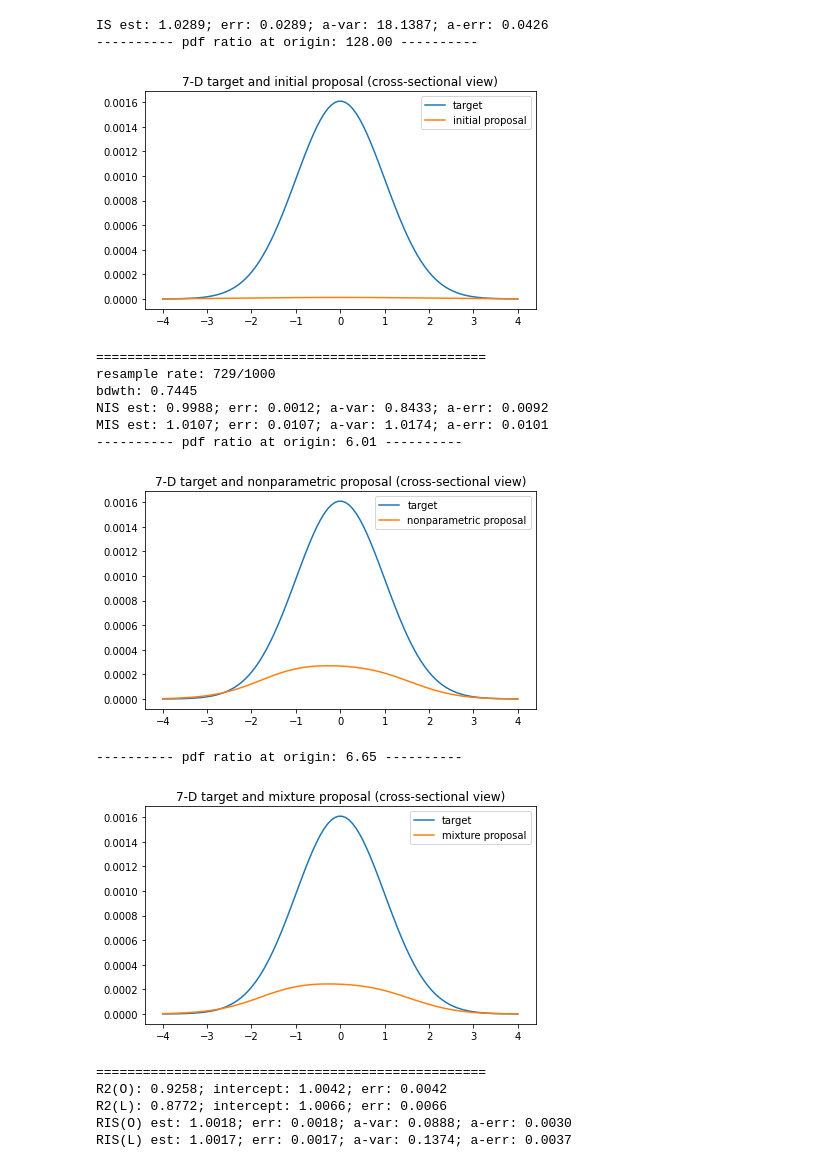
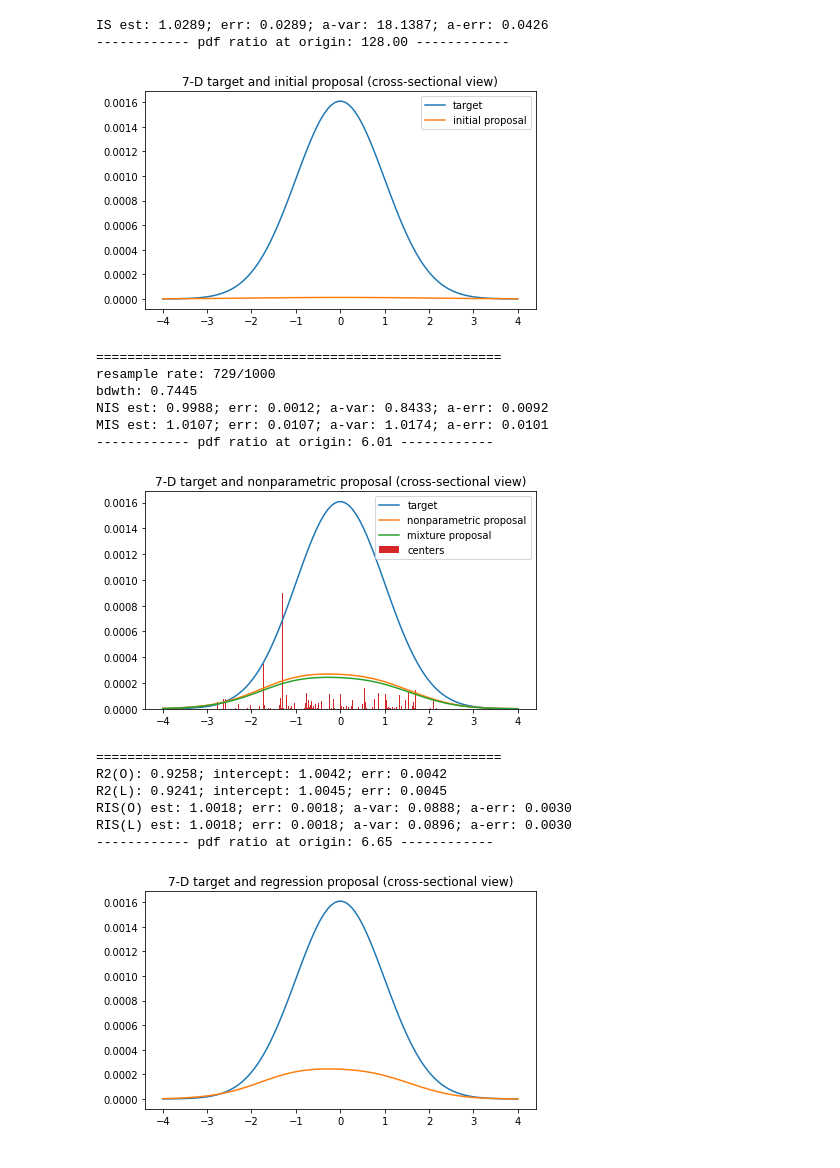
Before and after one commit to IanFla/Two-Stage, a Jupyter notebook: MLE and REG/MLE.ipynb, the cells around one changed output. Cells and saved outputs as stored; diff of their text form; code cells hidden in the pictures.

```diff
--- a/MLE and REG/MLE.ipynb
+++ b/MLE and REG/MLE.ipynb
@@ -31,6 +31,7 @@ class MLE:
         self.T=lambda x: mvnorm.pdf(x=x,mean=np.zeros(dim))
         self.iP=lambda x: mvnorm.pdf(x=x,mean=np.zeros(dim),cov=sigma**2)
         self.iS=lambda size: mvnorm.rvs(size=size,mean=np.zeros(dim),cov=sigma**2)
+        self.h=lambda x,loc: mvnorm.pdf(x=x,mean=loc,cov=self.bdwth**2)
 
     def __estimate(self,W,name):
         Z=np.mean(W)
@@ -48,12 +49,21 @@ class MLE:
         X=np.zeros([x.size,self.dim])
         X[:,dim]=x
         ratio=np.reshape(self.T(np.zeros(self.dim))/P(np.zeros([1,self.dim])),1)[0]
-        print('---------- pdf ratio at origin: {:.2f} ----------'.format(ratio))
+        print('------------ pdf ratio at origin: {:.2f} ------------'.format(ratio))
 
         fig,ax=plt.subplots(figsize=(7,4))
         ax.plot(x,self.T(X))
         ax.plot(x,P(X))
-        ax.legend(['target','{} proposal'.format(name)])
+        if name=='nonparametric':
+            ax.plot(x,self.mP(X))
+            self.__section(dim)
+            ax.hist(self.rS[:,dim],bins=self.rW.size,weights=self.rW/self.rW.max()*P(np.zeros([1,self.dim]))[0])
+            ax.legend(['target','nonparametric proposal','mixture proposal','centers'])
+        elif name=='regression':
+            pass
+        else:
+            ax.legend(['target','{} proposal'.format(name)])
+
         ax.set_title('{}-D target and {} proposal (cross-sectional view)'.format(self.dim,name))
         plt.show()
 
@@ -88,52 +98,56 @@ class MLE:
         W=self.T(S)/self.mP(S)
         self.__estimate(W,'MIS')
 
+    def __section(self,dim):
+        one=np.zeros(self.dim)
+        one[dim]=1
+        self.rW=np.array([self.h(one*loc,loc) for loc in self.rS])
+
     def estimate_RIS(self,size,alpha):
         S=self.mS(size)
-        h=lambda x,loc: mvnorm.pdf(x=x,mean=loc,cov=self.bdwth**2)
-        X=((np.array([h(S,loc) for loc in self.rSset])-self.iP(S))/self.mP(S)).T
+        X=((np.array([self.h(S,loc) for loc in self.rSset])-self.iP(S))/self.mP(S)).T
         y=self.T(S)/self.mP(S)
-        regO=Linear().fit(X,y)
-        regL=Lasso(alpha).fit(X,y)
-        print('R2(O): {:.4f}; intercept: {:.4f}; err: {:.4f}'.format(regO.score(X,y),regO.intercept_,np.abs(regO.intercept_-1)))
-        print('R2(L): {:.4f}; intercept: {:.4f}; err: {:.4f}'.format(regL.score(X,y),regL.intercept_,np.abs(regL.intercept_-1)))
+        self.regO=Linear().fit(X,y)
+        self.regL=Lasso(alpha).fit(X,y)
+        print('R2(O): {:.4f}; intercept: {:.4f}; err: {:.4f}'.format(self.regO.score(X,y),self.regO.intercept_,np.abs(self.regO.intercept_-1)))
+        print('R2(L): {:.4f}; intercept: {:.4f}; err: {:.4f}'.format(self.regL.score(X,y),self.regL.intercept_,np.abs(self.regL.intercept_-1)))
 
         newS=self.mS(size)
-        newX=((np.array([h(newS,loc) for loc in self.rSset])-self.iP(newS))/self.mP(newS)).T
+        newX=((np.array([self.h(newS,loc) for loc in self.rSset])-self.iP(newS))/self.mP(newS)).T
         newy=self.T(newS)/self.mP(newS)
-        W=newy-newX.dot(regO.coef_)
+        W=newy-newX.dot(self.regO.coef_)
         self.__estimate(W,'RIS(O)')
-        W=newy-newX.dot(regL.coef_)
+        W=newy-newX.dot(self.regL.coef_)
         self.__estimate(W,'RIS(L)')
         return X,y
 # %%
 np.random.seed(1997)
 mle=MLE(dim=7,sigma=2)
 mle.estimate_IS(10000)
 x=np.linspace(-4,4,100)
 mle.draw_TP(mle.iP,x,'initial')
-print('==================================================')
+print('====================================================')
 mle.resample(1000,20)
 mle.estimate_NIS(10000,0.9)
 mle.draw_TP(mle.nP,x,'nonparametric')
-mle.draw_TP(mle.mP,x,'mixture')
-print('==================================================')
-X,y=mle.estimate_RIS(10000,0.1)
+print('====================================================')
+X,y=mle.estimate_RIS(10000,0.01)
+mle.draw_TP(mle.mP,x,'regression')
 # %% [output]
 IS est: 1.0289; err: 0.0289; a-var: 18.1387; a-err: 0.0426
----------- pdf ratio at origin: 128.00 ----------
+------------ pdf ratio at origin: 128.00 ------------
 [figure]
-==================================================
+====================================================
 resample rate: 729/1000
 bdwth: 0.7445
 NIS est: 0.9988; err: 0.0012; a-var: 0.8433; a-err: 0.0092
 MIS est: 1.0107; err: 0.0107; a-var: 1.0174; a-err: 0.0101
----------- pdf ratio at origin: 6.01 ----------
+------------ pdf ratio at origin: 6.01 ------------
-[figure, old version]
+[figure, new version]
----------- pdf ratio at origin: 6.65 ----------
+====================================================
+R2(O): 0.9258; intercept: 1.0042; err: 0.0042
+R2(L): 0.9241; intercept: 1.0045; err: 0.0045
+RIS(O) est: 1.0018; err: 0.0018; a-var: 0.0888; a-err: 0.0030
+RIS(L) est: 1.0018; err: 0.0018; a-var: 0.0896; a-err: 0.0030
+------------ pdf ratio at origin: 6.65 ------------
-[figure, old version]
+[figure, new version]
-==================================================
-R2(O): 0.9258; intercept: 1.0042; err: 0.0042
-R2(L): 0.8772; intercept: 1.0066; err: 0.0066
-RIS(O) est: 1.0018; err: 0.0018; a-var: 0.0888; a-err: 0.0030
-RIS(L) est: 1.0017; err: 0.0017; a-var: 0.1374; a-err: 0.0037
```
